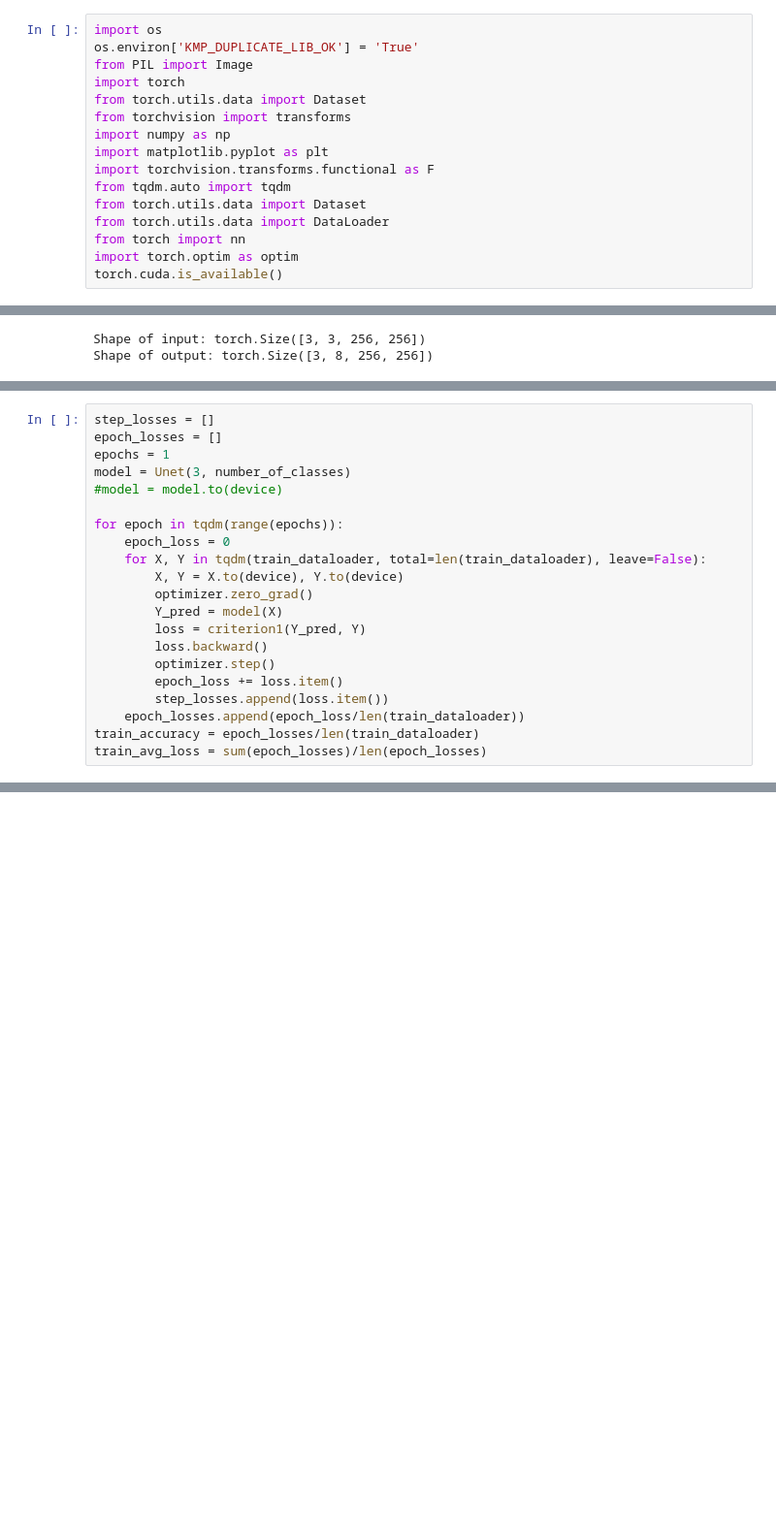
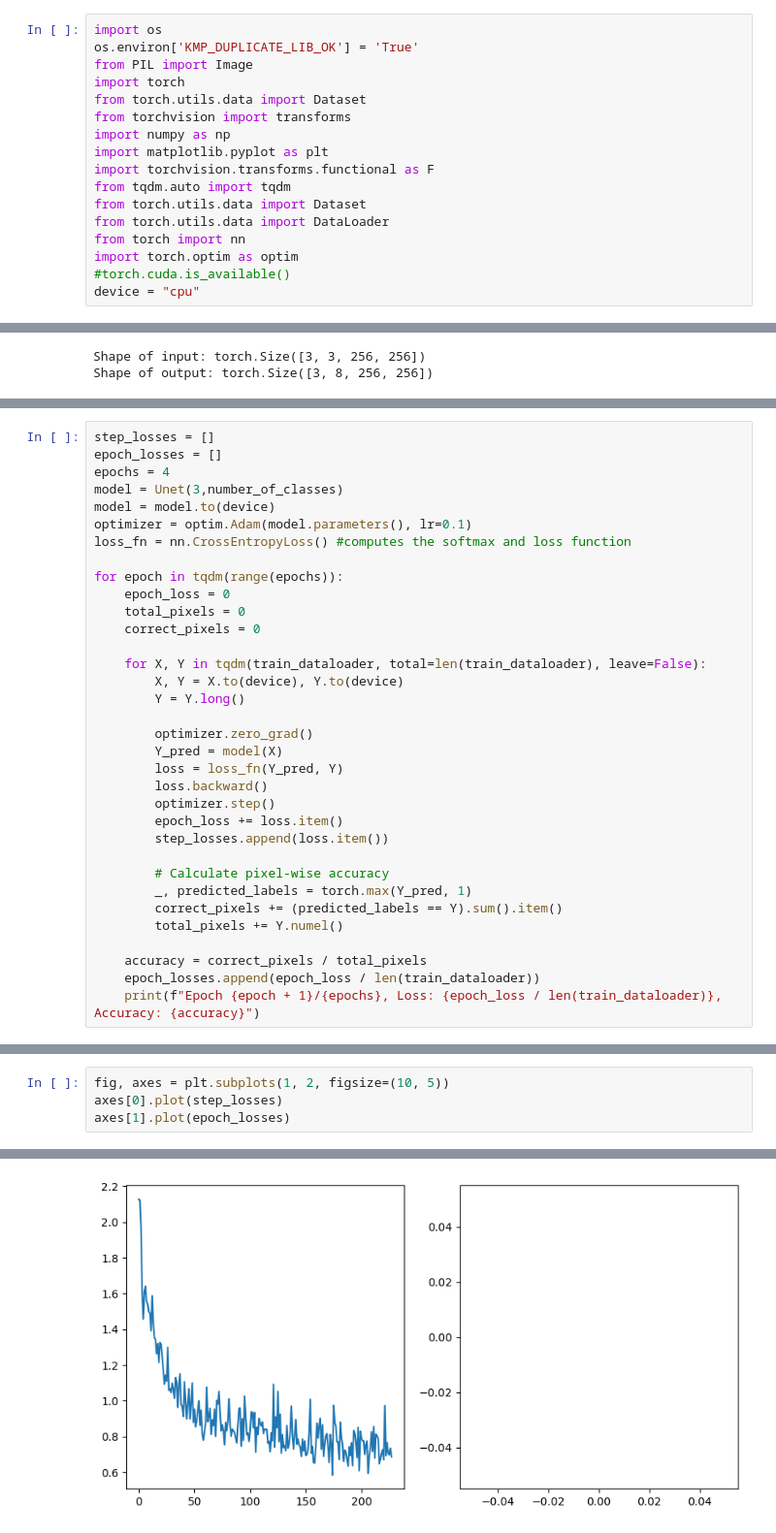
Before and after one commit to yogithmadha/DML_Project_Group_80, a Jupyter notebook: Project-Working.ipynb, the cells around one changed output, grey strips where cells are left out. Shown at 97% size. Saved outputs shown, nothing was run; the diff lists cells and outputs as text; blank space fills up the shorter version.

```diff
--- a/Project-Working.ipynb
+++ b/Project-Working.ipynb
@@ -13,4 +13,5 @@ from torch.utils.data import Dataset
 from torch.utils.data import DataLoader
 from torch import nn
 import torch.optim as optim
-torch.cuda.is_available()
+#torch.cuda.is_available()
+device = "cpu"
@@ -358,22 +346,35 @@ def output_to_label(z):
 # %%
 step_losses = []
 epoch_losses = []
-epochs = 1
-model = Unet(3, number_of_classes)
-#model = model.to(device)
+epochs = 4
+model = Unet(3,number_of_classes)
+model = model.to(device)
+optimizer = optim.Adam(model.parameters(), lr=0.1)
+loss_fn = nn.CrossEntropyLoss() #computes the softmax and loss function
 
 for epoch in tqdm(range(epochs)):
     epoch_loss = 0
+    total_pixels = 0
+    correct_pixels = 0
+
     for X, Y in tqdm(train_dataloader, total=len(train_dataloader), leave=False):
         X, Y = X.to(device), Y.to(device)
+        Y = Y.long()
+
         optimizer.zero_grad()
         Y_pred = model(X)
-        loss = criterion1(Y_pred, Y)
+        loss = loss_fn(Y_pred, Y)
         loss.backward()
         optimizer.step()
         epoch_loss += loss.item()
         step_losses.append(loss.item())
-    epoch_losses.append(epoch_loss/len(train_dataloader))
-train_accuracy = epoch_losses/len(train_dataloader)
-train_avg_loss = sum(epoch_losses)/len(epoch_losses)
+
+        # Calculate pixel-wise accuracy
+        _, predicted_labels = torch.max(Y_pred, 1)
+        correct_pixels += (predicted_labels == Y).sum().item()
+        total_pixels += Y.numel()
+
+    accuracy = correct_pixels / total_pixels
+    epoch_losses.append(epoch_loss / len(train_dataloader))
+    print(f"Epoch {epoch + 1}/{epochs}, Loss: {epoch_loss / len(train_dataloader)}, Accuracy: {accuracy}")
 # %% [output]
@@ -389,0 +382,5 @@ OutOfMemoryError: CUDA out of memory. Tried to allocate 20.00 MiB (GPU 0; 4.00 G
+# %%
+fig, axes = plt.subplots(1, 2, figsize=(10, 5))
+axes[0].plot(step_losses)
+axes[1].plot(epoch_losses)
+# %% [output]
@@ -389,0 +388 @@ OutOfMemoryError: CUDA out of memory. Tried to allocate 20.00 MiB (GPU 0; 4.00 G
+[figure, added]
```
Also changed, not shown: parts of 5 cells of this notebook.
